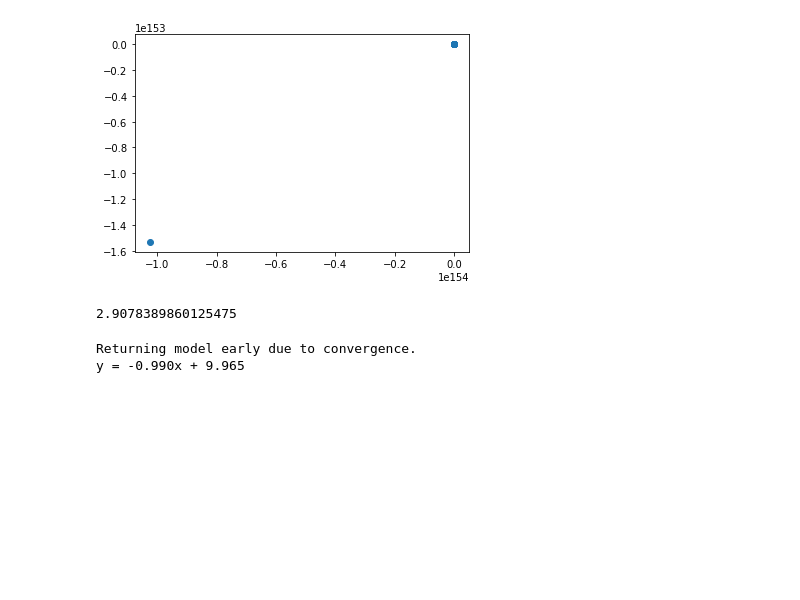
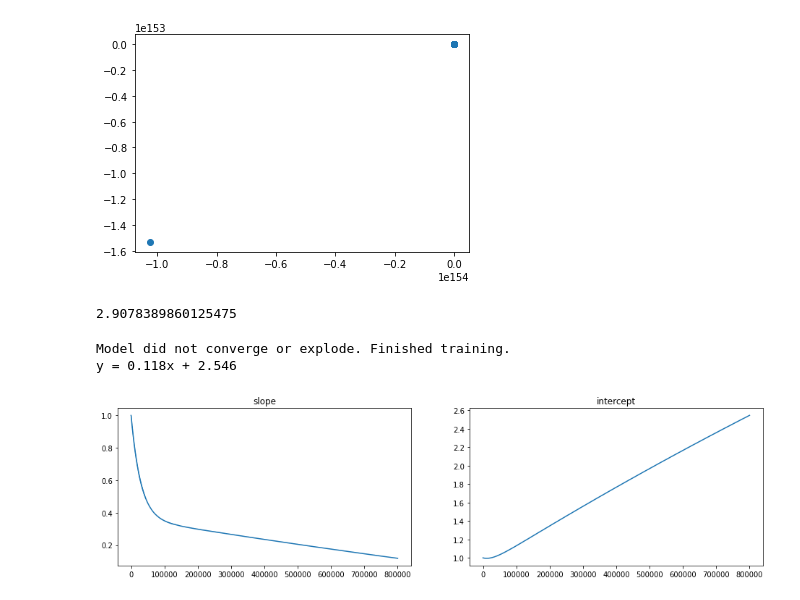
Before and after one commit to danhales/exploding-gradient, a Jupyter notebook: exploding-gradient.ipynb, the cells around one changed output. Drawn from its saved outputs; the diff is of its cells as text; code cells hidden in the pictures; blank space fills up the shorter version.

```diff
--- a/exploding-gradient.ipynb
+++ b/exploding-gradient.ipynb
@@ -638,23 +672,27 @@ def minibatch_gradient_descent(x_values=None,
 
     try:
         for epoch in tqdm.trange(1, num_epochs+1):
+
+            # shuffle the data
             x_shuff, y_shuff = shuffle_data(x_values, y_values)
 
+            # zip it together once so we can use it in the loop
+            obs_shuff = list(zip(x_shuff, y_shuff))
+
             index = 0
-            m_grad = 0
-            b_grad = 0
 
             while index < len(x_shuff):
+                # set the gradients equal to zero
                 m_grad = 0
                 b_grad = 0
 
-                for x, y in list(zip(x_shuff, y_shuff))[index:index+batch_size]:
+                for x, y in obs_shuff[index:index+batch_size]:
                     m_grad += model.gradient(x, y)[0]
                     b_grad += model.gradient(x, y)[1]
                     model.update_history(x,y)
 
-                m_grad /= batch_size
-                b_grad /= batch_size
+                m_grad /= min(batch_size, len(obs_shuff)-index)
+                b_grad /= min(batch_size, len(obs_shuff)-index)
 
                 model.step(-learning_rate * m_grad, -learning_rate * b_grad)
                 index += batch_size
@@ -676,11 +714,11 @@ def minibatch_gradient_descent(x_values=None,
 x, y = load_data()
 x_train, x_test, y_train, y_test = train_test_split(x,y)
 model = minibatch_gradient_descent(num_epochs=1000,
-                                   batch_size=10,
-                                   learning_rate=.001,
+                                   batch_size=100,
+                                   learning_rate=.0001,
                                    x_values=x_train,
                                    y_values=y_train,
-                                   initial_m=100,
+                                   initial_m=1,
                                    initial_b=10,
                                    true_m=-1,
                                    true_b=10,
@@ -689,5 +727,18 @@ model = minibatch_gradient_descent(num_epochs=1000,
                                    seed=0)
 print(model)
 # %% [output]
-Returning model early due to convergence.
-y = -0.990x + 9.965
+Model did not converge or explode. Finished training.
+y = 0.118x + 2.546
+# %%
+ms = [obs['m'] for obs in model.history]
+bs = [obs['b'] for obs in model.history]
+
+import matplotlib.pyplot as plt
+fig, (m_ax, b_ax) = plt.subplots(1,2, figsize=(16,4))
+m_ax.plot(ms)
+m_ax.set_title("slope")
+b_ax.plot(bs)
+b_ax.set_title("intercept")
+plt.show()
+# %% [output]
+[figure, added]
```
Also changed, not shown: parts of 11 cells of this notebook.
